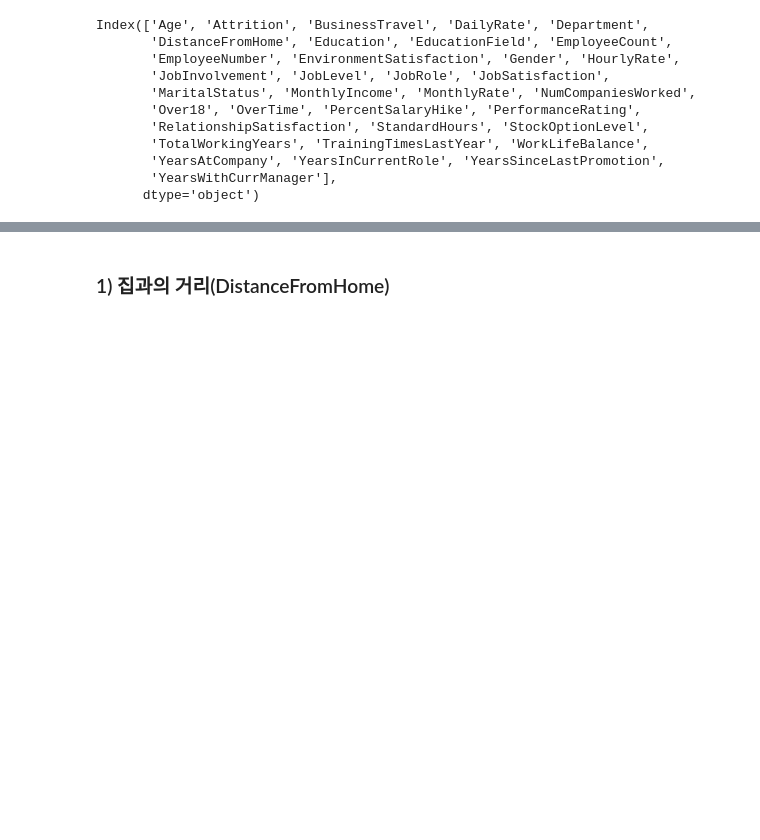
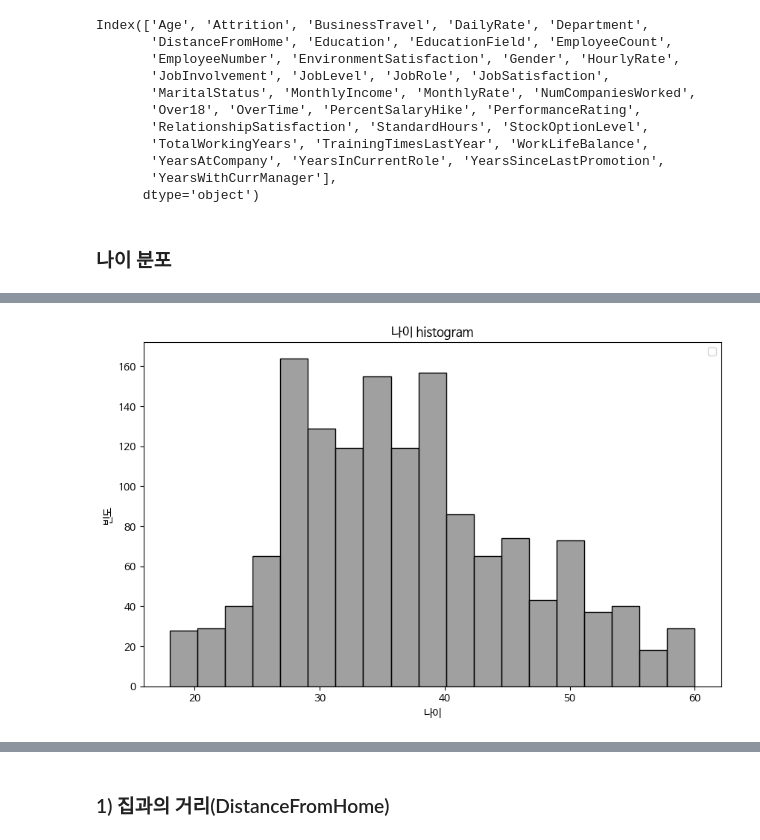
Before and after one commit to airborne3586/Data_Analysis_EX_PORT, a Jupyter notebook: HR_2차_과제_퇴직_촉발_요인_발굴.ipynb, the cells around one changed output, grey strips where cells are left out. Cells and saved outputs as stored; diff of their text form; code cells hidden in the pictures; blank space fills up the shorter version.

```diff
--- a/HR_2차_과제_퇴직_촉발_요인_발굴.ipynb
+++ b/HR_2차_과제_퇴직_촉발_요인_발굴.ipynb
@@ -60,3 +82,19 @@ Index(['Age', 'Attrition', 'BusinessTravel', 'DailyRate', 'Department',
        'YearsAtCompany', 'YearsInCurrentRole', 'YearsSinceLastPromotion',
        'YearsWithCurrManager'],
       dtype='object')
+# %% [markdown]
+### 나이 분포
+# %%
+# 나이 히스토그램 그리기
+plt.figure(figsize=(10, 6))
+plt.rc('font', family='NanumBarunGothic')
+
+sns.histplot(data=df, x='Age', color='grey')
+
+
+plt.xlabel('나이')
+plt.ylabel('빈도')
+plt.title('나이 histogram')
+plt.legend()
+plt.show()
+# %% [output]
@@ -62,0 +102 @@ Index(['Age', 'Attrition', 'BusinessTravel', 'DailyRate', 'Department',
+[figure, added]
```
Also changed, not shown: parts of 56 cells of this notebook.
